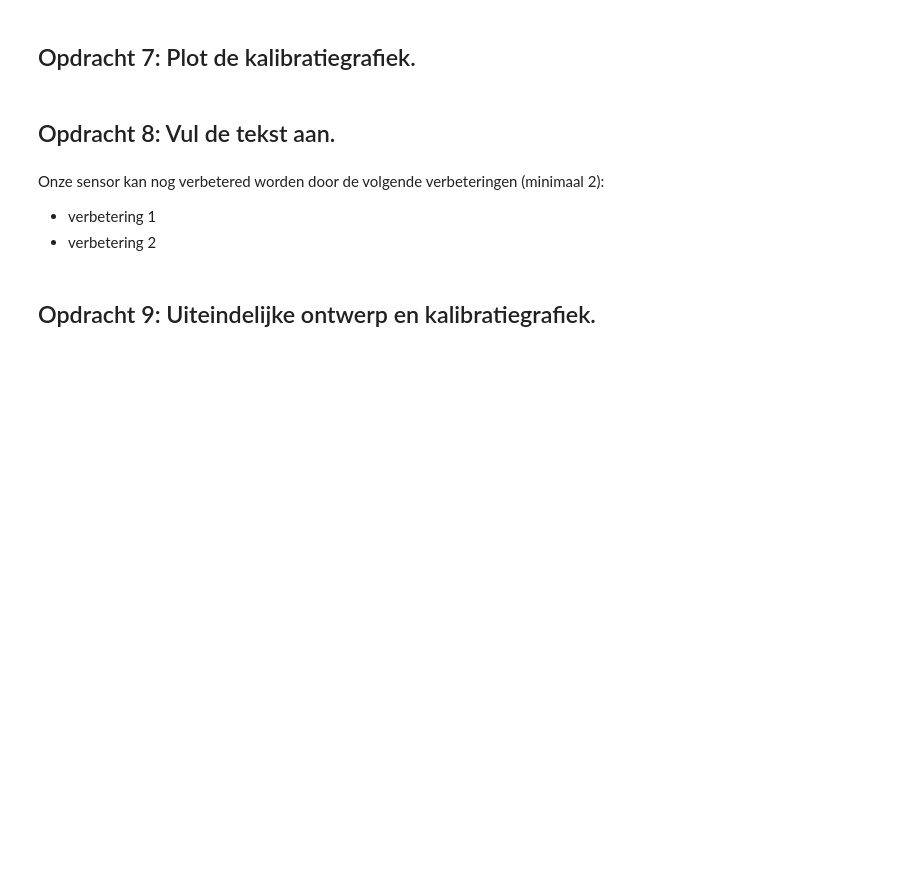
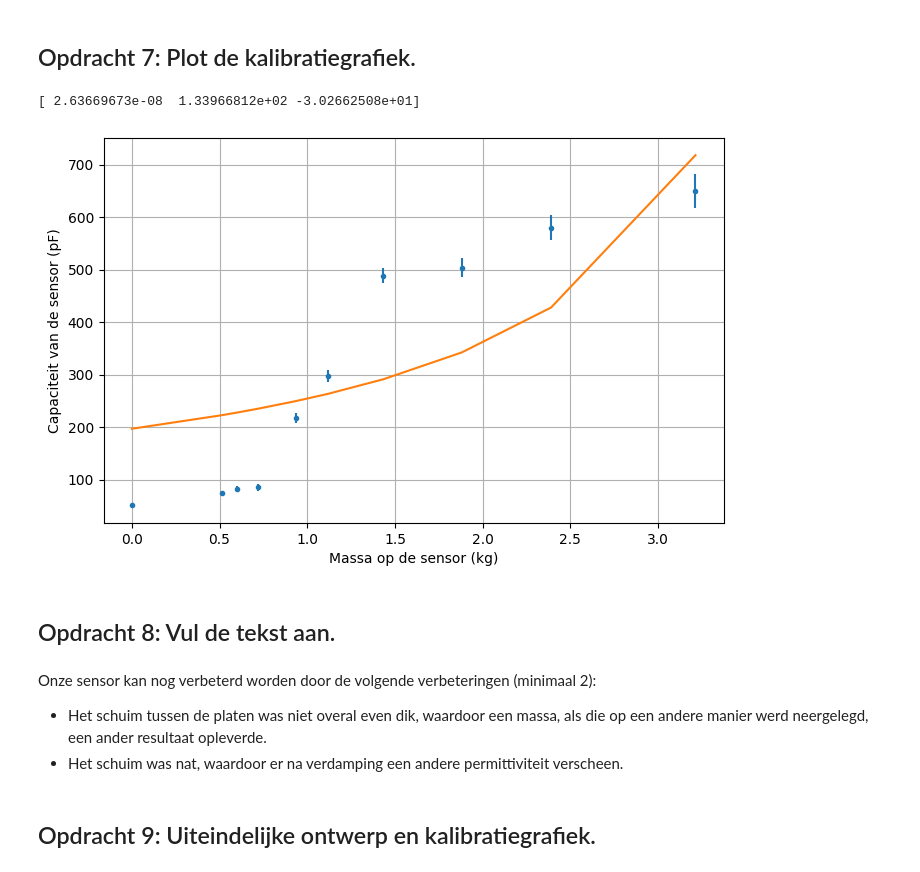
Before and after one commit to gltChboy/opdrachten-DEF-D, a Jupyter notebook: FysiekeOntwerpopdrachten/2OntwerpEenSensorCondensator/DEFOntwerpopdracht2OntwerpEenSensorInvulTemplate.ipynb, the cells around one changed output. Drawn from its saved outputs; the diff is of its cells as text; code cells hidden in the pictures; blank space fills up the shorter version.

```diff
--- a/FysiekeOntwerpopdrachten/2OntwerpEenSensorCondensator/DEFOntwerpopdracht2OntwerpEenSensorInvulTemplate.ipynb
+++ b/FysiekeOntwerpopdrachten/2OntwerpEenSensorCondensator/DEFOntwerpopdracht2OntwerpEenSensorInvulTemplate.ipynb
@@ -141,10 +181,33 @@ we gaan de weegschaal maken om afhankelijk van het gewicht de dikte d te variere
+# %%
+from scipy.optimize import curve_fit
+
+m = np.array([0, 0.5145, 0.5981, 0.7202, 0.9348, 1.1196, 1.4345, 1.8805, 2.3896, 3.213]) #kg
+F = np.array([51.1, 74.0, 82, 85, 218, 298, 488, 504, 580, 650]) * 1e-12
+
+def model(m ,a,b,c):
+    return a/(b + m * c)
+
+popt, pcov = curve_fit(model, m, F)
+print(popt)
+#plot
+plt.figure(figsize=(8,5))
+plt.xlabel("Massa op de sensor (kg)")
+plt.ylabel("Capaciteit van de sensor (pF)")
+plt.plot(m, F * 1e12, ".", label="gemeten data")
+plt.plot(m, model(m, *popt) * 1e12, label="fit")
+plt.grid()
+plt.errorbar(m, F * 1e12, yerr=10*m, fmt="none")
+plt.show()
+# %% [output]
+[ 2.63669673e-08  1.33966812e+02 -3.02662508e+01]
+[figure, added]
 # %% [markdown]
 ## Opdracht 8: Vul de tekst aan.
-# %% [markdown]
-Onze sensor kan nog verbetered worden door de volgende verbeteringen (minimaal 2):
-
-* verbetering 1
-* verbetering 2
+# %% [markdown]
+Onze sensor kan nog verbeterd worden door de volgende verbeteringen (minimaal 2):
+
+* Het schuim tussen de platen was niet overal even dik, waardoor een massa, als die op een andere manier werd neergelegd, een ander resultaat opleverde.
+* Het schuim was nat, waardoor er na verdamping een andere permittiviteit verscheen.
 # %% [markdown]
 ## Opdracht 9: Uiteindelijke ontwerp en kalibratiegrafiek.
 # %% [markdown]
```
Also changed, not shown: parts of 13 cells of this notebook, 1 other file.
